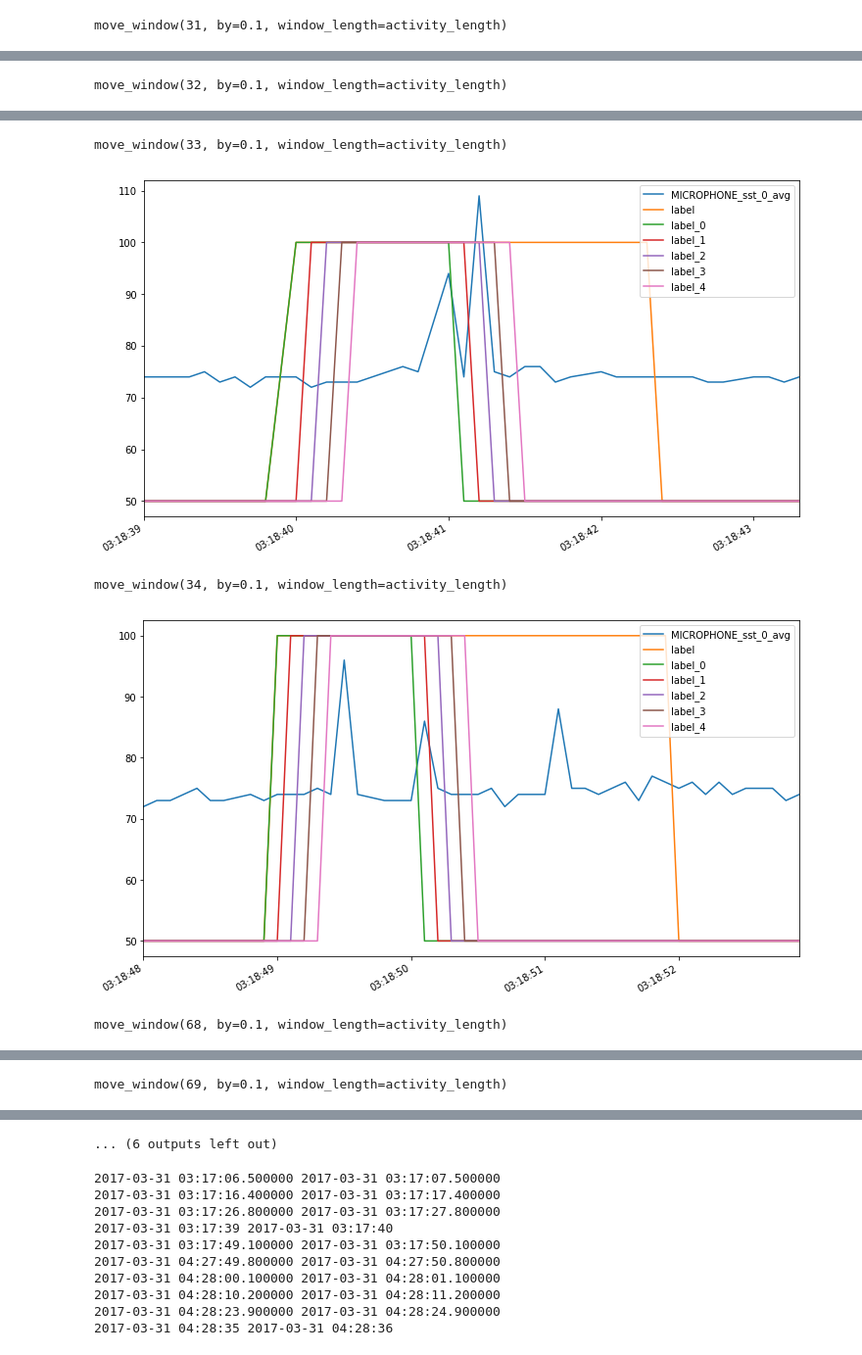
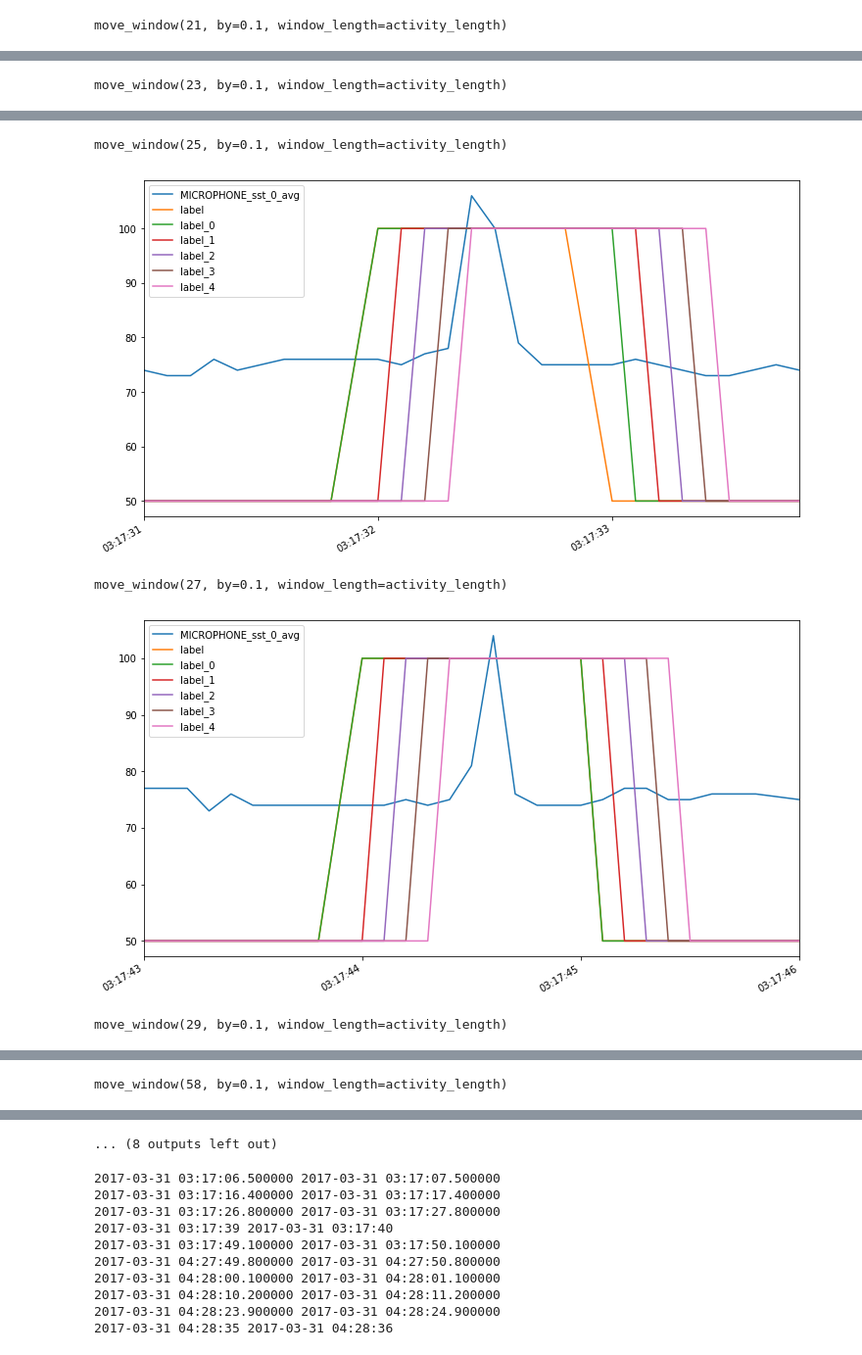
Before and after one commit to matus-tomlein/transfer-learning-playground, a Jupyter notebook: notebooks/relabeling.ipynb, the cells around one changed output, grey strips where cells are left out. Shown: that part at 98% size. Saved outputs shown, nothing was run; the diff lists cells and outputs as text; code cells hidden in the pictures.

```diff
--- a/notebooks/relabeling.ipynb
+++ b/notebooks/relabeling.ipynb
@@ -47,7 +47,7 @@ df = pd.concat([df, activities], axis=1)
 labels['since'] = [df.loc[df.id == i].index.min() for i in labels.index]
 labels['until'] = [df.loc[df.id == i].index.max() for i in labels.index]
 # %%
-activity = 'Knocking'
+activity = 'Microwave door closed'
 activity_length = 1
 
 activity_labels = labels.loc[labels.label == configuration['activities'].index(activity)].copy()
@@ -77,4 +77,4 @@ for idx, since, until in activity_labels[['idx', 'since', 'until']].values:
 #     plt.xticks(np.arange(0.5, len(ticks), 10), ticks[::10], rotation='vertical')
     plt.show()
 # %% [output]
-move_window(31, by=0.1, window_length=activity_length)
+move_window(21, by=0.1, window_length=activity_length)
@@ -82 +82 @@ move_window(31, by=0.1, window_length=activity_length)
-move_window(32, by=0.1, window_length=activity_length)
+move_window(23, by=0.1, window_length=activity_length)
@@ -84,5 +84,5 @@ move_window(32, by=0.1, window_length=activity_length)
-move_window(33, by=0.1, window_length=activity_length)
+move_window(25, by=0.1, window_length=activity_length)
-[figure, old version]
+[figure, new version]
-move_window(34, by=0.1, window_length=activity_length)
+move_window(27, by=0.1, window_length=activity_length)
-[figure, old version]
+[figure, new version]
-move_window(68, by=0.1, window_length=activity_length)
+move_window(29, by=0.1, window_length=activity_length)
@@ -90 +90 @@ move_window(68, by=0.1, window_length=activity_length)
-move_window(69, by=0.1, window_length=activity_length)
+move_window(58, by=0.1, window_length=activity_length)
@@ -92,4 +92,4 @@ move_window(69, by=0.1, window_length=activity_length)
-... (6 outputs left out)
+... (8 outputs left out)
 # %%
 def move_window(activity_id, by, window_length):
     since = labels[labels.index == activity_id].since.values[0]
```
Also changed, not shown: parts of 1 cell of this notebook, 1 other file.
